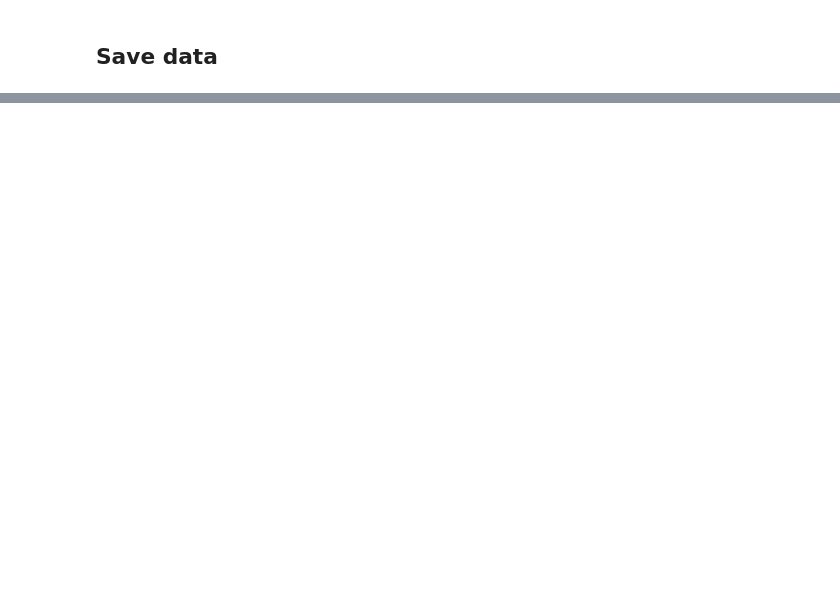
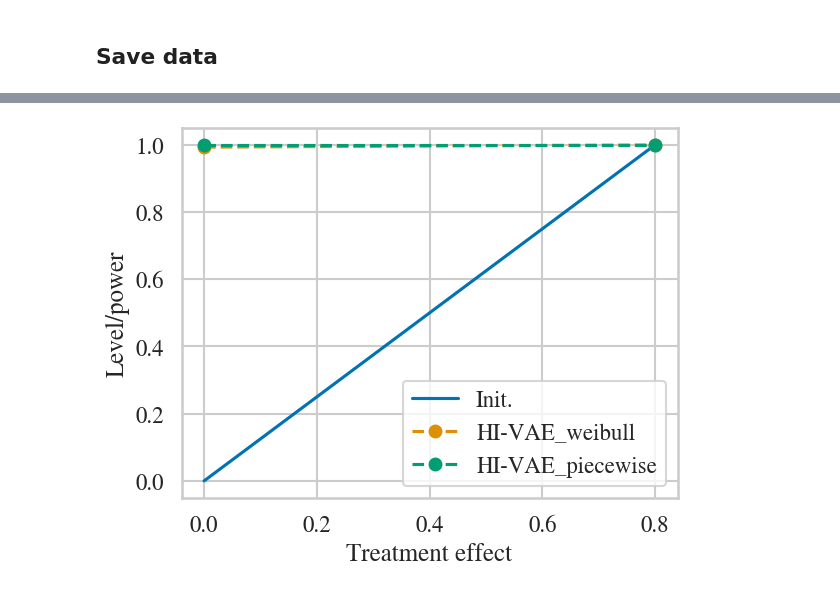
Before and after one commit to aguilloux/HI-VAE_Pytorch, a Jupyter notebook: simulation_hyperparam_optim.ipynb, the cells around one changed output, grey strips where cells are left out. Drawn from its saved outputs; the diff is of its cells as text; code cells hidden in the pictures; blank space fills up the shorter version.

```diff
--- a/simulation_hyperparam_optim.ipynb
+++ b/simulation_hyperparam_optim.ipynb
@@ -366,7 +332,0 @@ print("-Log rank pvalues: \n Initial {:.2f} \n HIVAE {:.2f} \n SurvGAN {:.2f} \n
-# %%
-n_generated_dataset = 50
-dataset_name = "Simulations"
-n_samples = 600
-n_features_bytype = 4
-n_active_features = 3
-treatment_effects = np.arange(0., 1.1, .25)
@@ -619,0 +484,32 @@ plt.savefig("./dataset/" + dataset_name + "/results_independent_n_samples_" + st
+# %%
+results = pd.DataFrame({'XP_num' : simu_num,
+                        "H0_coef" : H0_coef,
+                        "log_pvalue_init" : log_p_value_init,
+                        "est_cox_coef_init" : est_cox_coef_init,
+                        "est_cox_coef_se_init" : est_cox_coef_se_init})
+
+for generator_name in generators_sel:
+    results["log_pvalue_" + generator_name] = log_p_value_gen_dict[generator_name]
+    results["est_cox_coef_" + generator_name] = est_cox_coef_gen_dict[generator_name]
+    results["est_cox_coef_se_" + generator_name] = est_cox_coef_se_gen_dict[generator_name]
+    for metric in synthcity_metrics_sel:
+        results[metric + "_" + generator_name] = synthcity_metrics_res_dict[generator_name][metric].values
+
+results.to_csv("./dataset/" + dataset_name + "results_n_samples_" + str(n_samples) + "n_features_bytype_" + str(n_features_bytype) + ".csv")
+# %%
+results_ext = results.copy(deep=True)
+results_ext["reject_H0_init"] = results_ext['log_pvalue_init'] > -np.log(0.05)
+power_init = results_ext.groupby("H0_coef").mean()["reject_H0_init"].to_numpy()
+plt.plot(treat_effects, power_init, '-', label = "Init.")
+
+for generator_name in generators_sel:
+    results_ext["reject_H0_gen_" + generator_name] = results_ext['log_pvalue_' + generator_name] > -np.log(0.05)
+    power_gen = results_ext.groupby("H0_coef").mean()["reject_H0_gen_" + generator_name].to_numpy()
+    plt.plot(treat_effects, power_gen, '--', marker='o',label = generator_name)
+
+plt.xlabel("Treatment effect")
+plt.ylabel("Level/power")
+plt.legend()
+plt.savefig("./dataset/" + dataset_name + "/results_independent_n_samples_" + str(n_samples) + "n_features_bytype_" + str(n_features_bytype) + ".jpeg")
+# %% [output]
+[figure, added]
```
Also changed, not shown: parts of 38 cells of this notebook.
